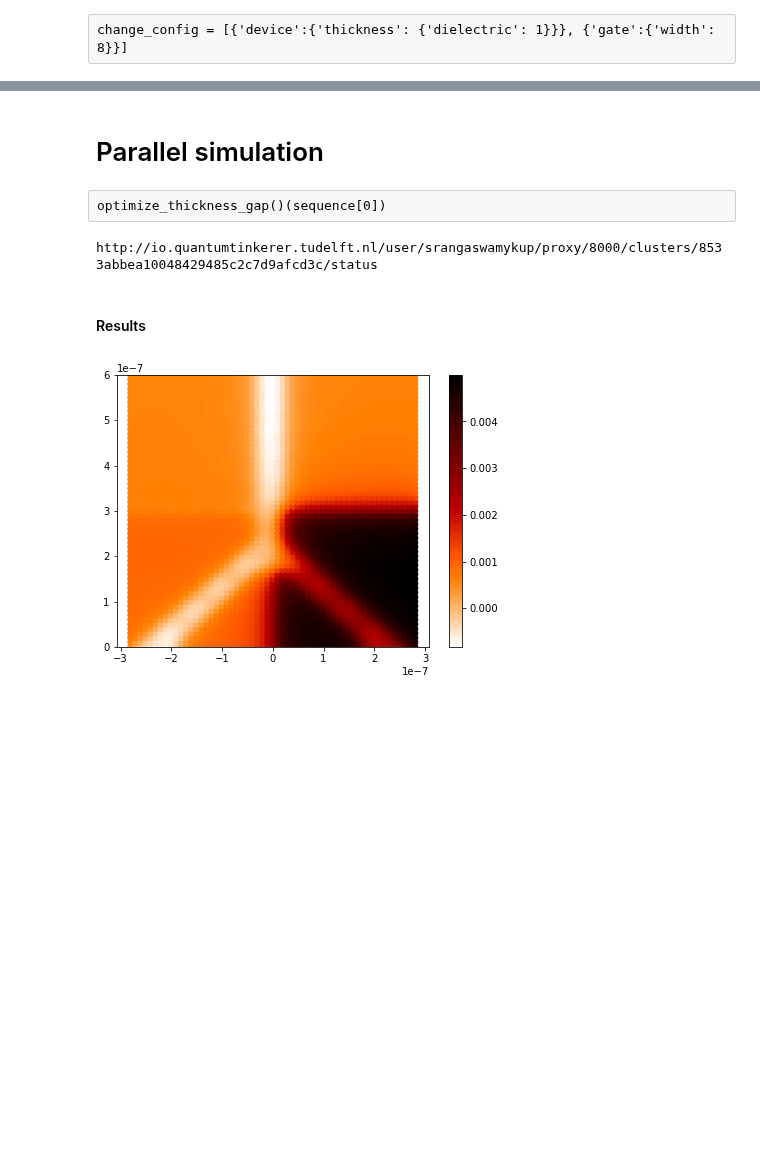
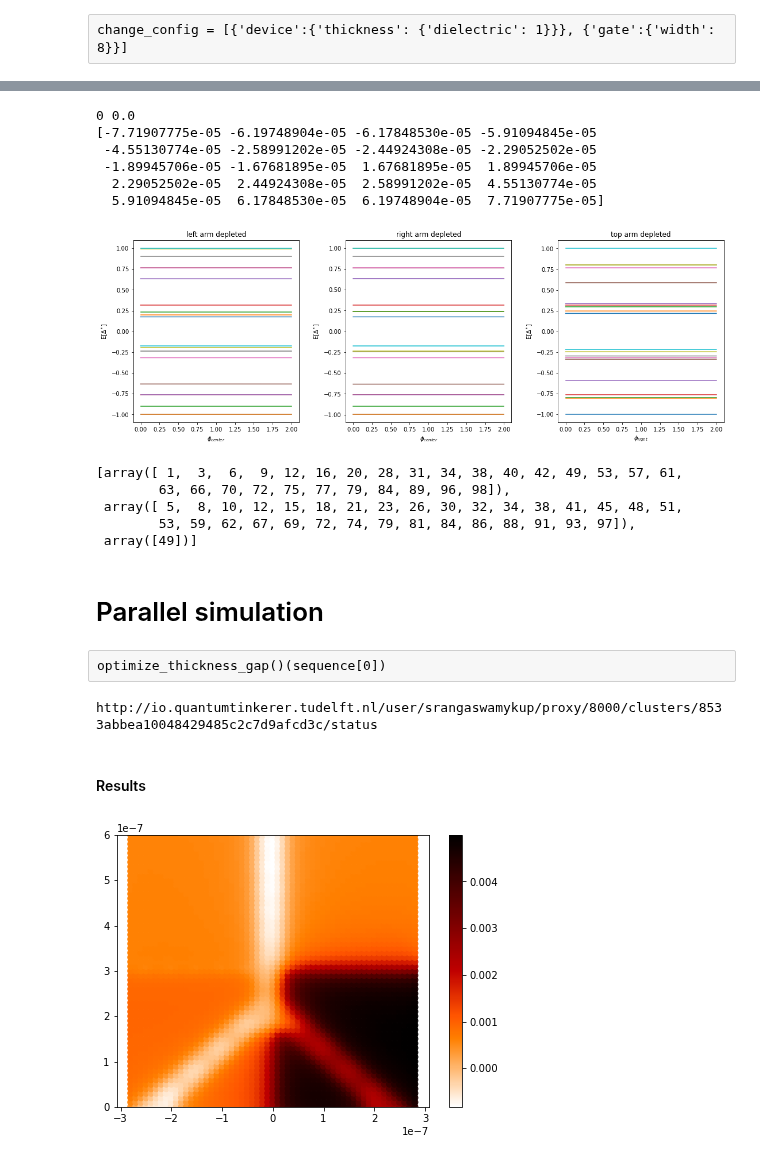
Before and after one commit to Satin21/Trijunction, a Jupyter notebook: analysis/Y.ipynb, the cells around one changed output, grey strips where cells are left out. Saved outputs shown, nothing was run; the diff lists cells and outputs as text; code cells hidden in the pictures; blank space fills up the shorter version.

```diff
--- a/analysis/Y.ipynb
+++ b/analysis/Y.ipynb
@@ -98,0 +291,17 @@ sequence = np.array(list(product(dielectric_thickness, gate_separation)))
+# %%
+with Cluster(options) as cluster:
+    cluster.scale(n=20)
+    client = cluster.get_client()
+    print(cluster_dashboard_link + cluster.dashboard_link[17:])
+    for potential, phi in zip(potentials, phis):
+        params.update(potential=potential)
+        solver = _fixed_potential_solver(
+            optimize.trijunction, optimize.f_params, params, eigenvecs=False
+        )
+        args_db = db.from_sequence(phi)
+        result = args_db.map(solver).compute()
+
+        energies = []
+        for aux, _ in result:
+            energies.append(aux)
+        phase_results.append(energies)
@@ -98,0 +347,33 @@ sequence = np.array(list(product(dielectric_thickness, gate_separation)))
+# %%
+fig, ax = plt.subplots(ncols=3, figsize=(15, 5))
+fig.tight_layout(w_pad=5)
+i = 0
+titles = ["left arm depleted", "right arm depleted", "top arm depleted"]
+phis_labels = [r"$\phi_{center}$", r"$\phi_{center}$", r"$\phi_{right}$"]
+peaks = []
+
+solver = _fixed_potential_solver(
+    optimize.trijunction, optimize.f_params, params, eigenvecs=False
+)
+topo_gap = solver(phis[0][0])[0][-1]
+
+try:
+    for energies in phase_results:
+        energies = np.array(energies)
+        for level in energies.T:
+            ax[i].plot(phases / np.pi, level / topo_gap)
+        # ax[i].vlines(x=max_phis[i], ymin=-1, ymax=1)
+        ax[i].set_title(titles[i])
+        ax[i].set_ylabel(r"E[$\Delta^*]$")
+        ax[i].set_xlabel(phis_labels[i])
+        i += 1
+except AttributeError:
+    print("Please calculate optimal phases first")
+# %% [output]
+0 0.0
+[-7.71907775e-05 -6.19748904e-05 -6.17848530e-05 -5.91094845e-05
+ -4.55130774e-05 -2.58991202e-05 -2.44924308e-05 -2.29052502e-05
+ -1.89945706e-05 -1.67681895e-05  1.67681895e-05  1.89945706e-05
+  2.29052502e-05  2.44924308e-05  2.58991202e-05  4.55130774e-05
+  5.91094845e-05  6.17848530e-05  6.19748904e-05  7.71907775e-05]
+[figure, added]
@@ -99,3 +391,11 @@ sequence = np.array(list(product(dielectric_thickness, gate_separation)))
+# %%
+max_phis_id
+# %% [output]
+[array([ 1,  3,  6,  9, 12, 16, 20, 28, 31, 34, 38, 40, 42, 49, 53, 57, 61,
+        63, 66, 70, 72, 75, 77, 79, 84, 89, 96, 98]),
+ array([ 5,  8, 10, 12, 15, 18, 21, 23, 26, 30, 32, 34, 38, 41, 45, 48, 51,
+        53, 59, 62, 67, 69, 72, 74, 79, 81, 84, 86, 88, 91, 93, 97]),
+ array([49])]
 # %% [markdown]
 # Parallel simulation
 # %%
```
Also changed, not shown: parts of 39 cells of this notebook, 13 other files.
